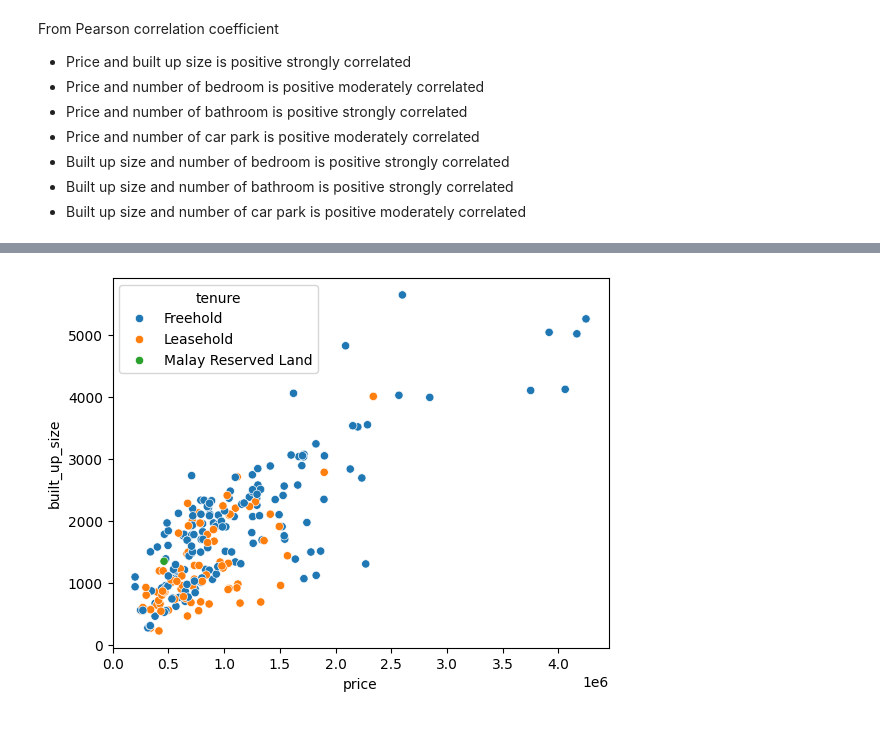
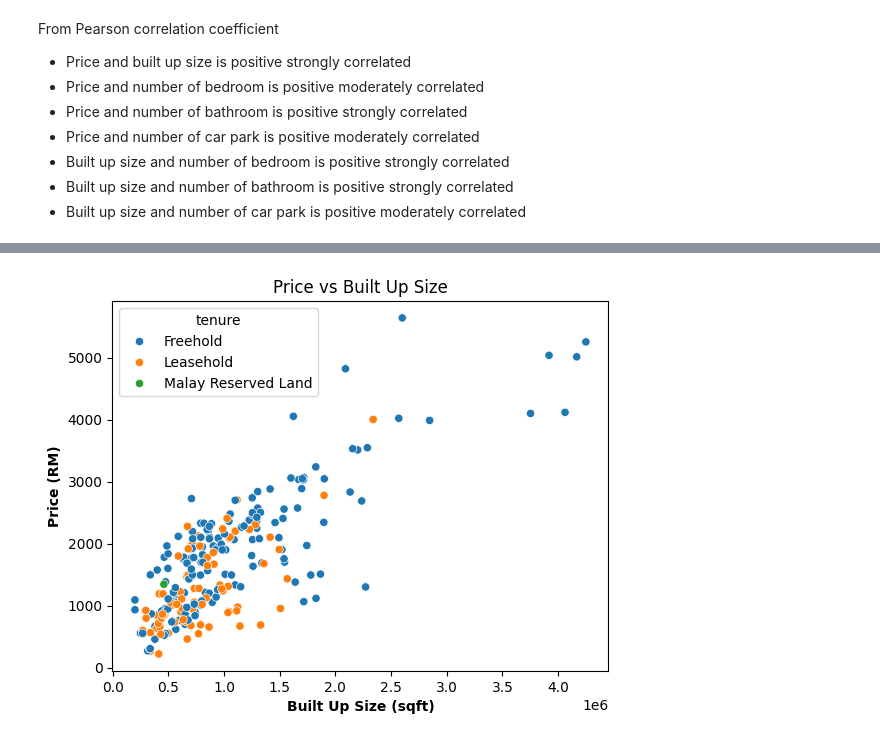
Before and after one commit to Bsting/fc_aps_mini_project_1, a Jupyter notebook: eda/iproperty_eda.ipynb, the cells around one changed output, grey strips where cells are left out. Cells and saved outputs as stored; diff of their text form; code cells hidden in the pictures.

```diff
--- a/eda/iproperty_eda.ipynb
+++ b/eda/iproperty_eda.ipynb
@@ -727,5 +734,8 @@ plt.show()
 # %%
 sns.scatterplot(data=df_house, x='price', y='built_up_size', hue='tenure')
+plt.xlabel('Built Up Size (sqft)', fontdict={'weight': 'bold'})
+plt.ylabel('Price (RM)', fontdict={'weight': 'bold'})
+plt.title('Price vs Built Up Size')
 plt.show()
 # %% [output]
-[figure, old version]
+[figure, new version]
```
Also changed, not shown: parts of 2 cells of this notebook.
